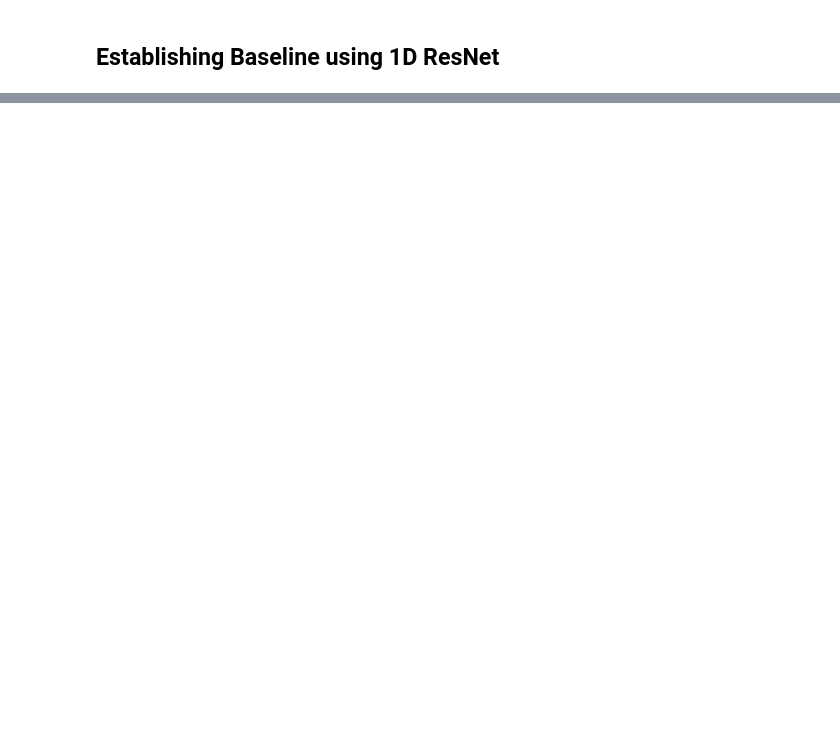
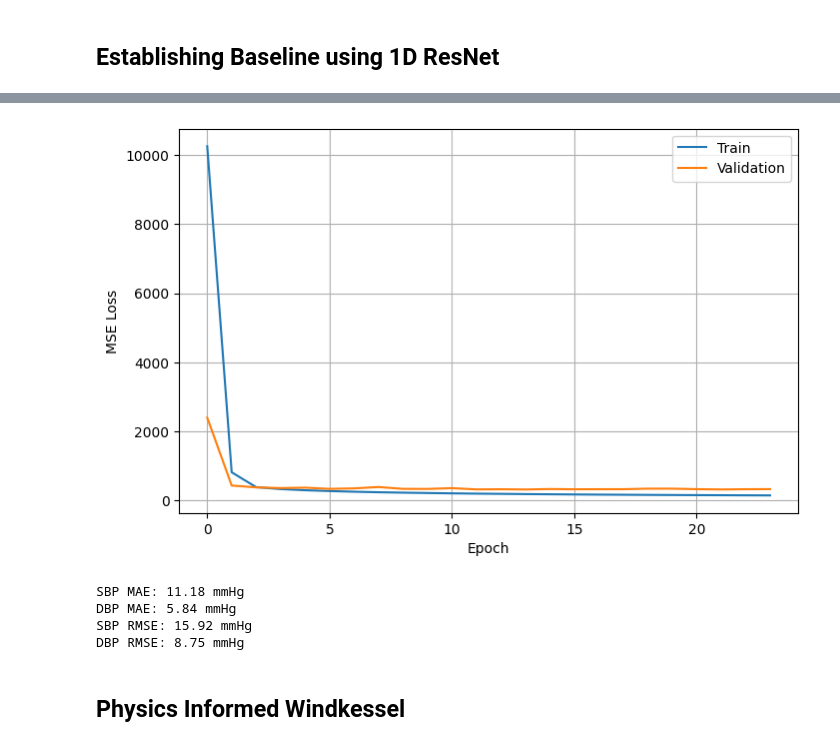
Before and after one commit to Yashvi1701/BP_estimation, a Jupyter notebook: experiments/PINN.ipynb, the cells around one changed output, grey strips where cells are left out. Saved outputs shown, nothing was run; the diff lists cells and outputs as text; code cells hidden in the pictures; blank space fills up the shorter version.

Commit message:
trained PINN

```diff
--- a/experiments/PINN.ipynb
+++ b/experiments/PINN.ipynb
@@ -777,7 +879,7 @@ train_loader = DataLoader(
     train_dataset,
     batch_size=BATCH_SIZE,
     shuffle=True,
-    num_workers=-1,
+    num_workers=0,
     pin_memory=True
 )
 
@@ -785,7 +887,7 @@ val_loader = DataLoader(
     val_dataset,
     batch_size=BATCH_SIZE,
     shuffle=False,
-    num_workers=-1,
+    num_workers=0,
     pin_memory=True
 )
 
@@ -793,6 +895,6 @@ test_loader = DataLoader(
     test_dataset,
     batch_size=BATCH_SIZE,
     shuffle=False,
-    num_workers=-1,
+    num_workers=0,
     pin_memory=True
 )
@@ -1068,3 +1188,19 @@ optimizer = torch.optim.AdamW(
+# %%
+model = SmallResNet1D().to(device)
+criterion = nn.MSELoss()
+optimizer = torch.optim.AdamW(
+    model.parameters(),
+    lr=1e-4,
+    weight_decay=1e-3
+)
+
+scheduler = torch.optim.lr_scheduler.ReduceLROnPlateau(
+    optimizer,
+    mode="min",
+    factor=0.5,
+    patience=2,
+    min_lr=1e-6
+)
 # %%
 from models.train import train_model
 model, history, train_losses, val_losses = train_model(
@@ -1217,0 +1233,28 @@ plot_landmarks(
+# %%
+plt.figure(figsize=(8,5))
+
+plt.plot(train_losses,label="Train")
+plt.plot(val_losses,label="Validation")
+
+plt.xlabel("Epoch")
+plt.ylabel("MSE Loss")
+plt.legend()
+plt.grid()
+
+plt.show()
+# %% [output]
+[figure, added]
+# %%
+from models.train import evaluate_model
+predictions, targets, metrics = evaluate_model(
+    model,
+    test_loader,
+    device
+)
+# %% [output]
+SBP MAE: 11.18 mmHg
+DBP MAE: 5.84 mmHg
+SBP RMSE: 15.92 mmHg
+DBP RMSE: 8.75 mmHg
+# %% [markdown]
+## Physics Informed Windkessel ##
```
Also changed, not shown: parts of 46 cells of this notebook, 1 other file.
